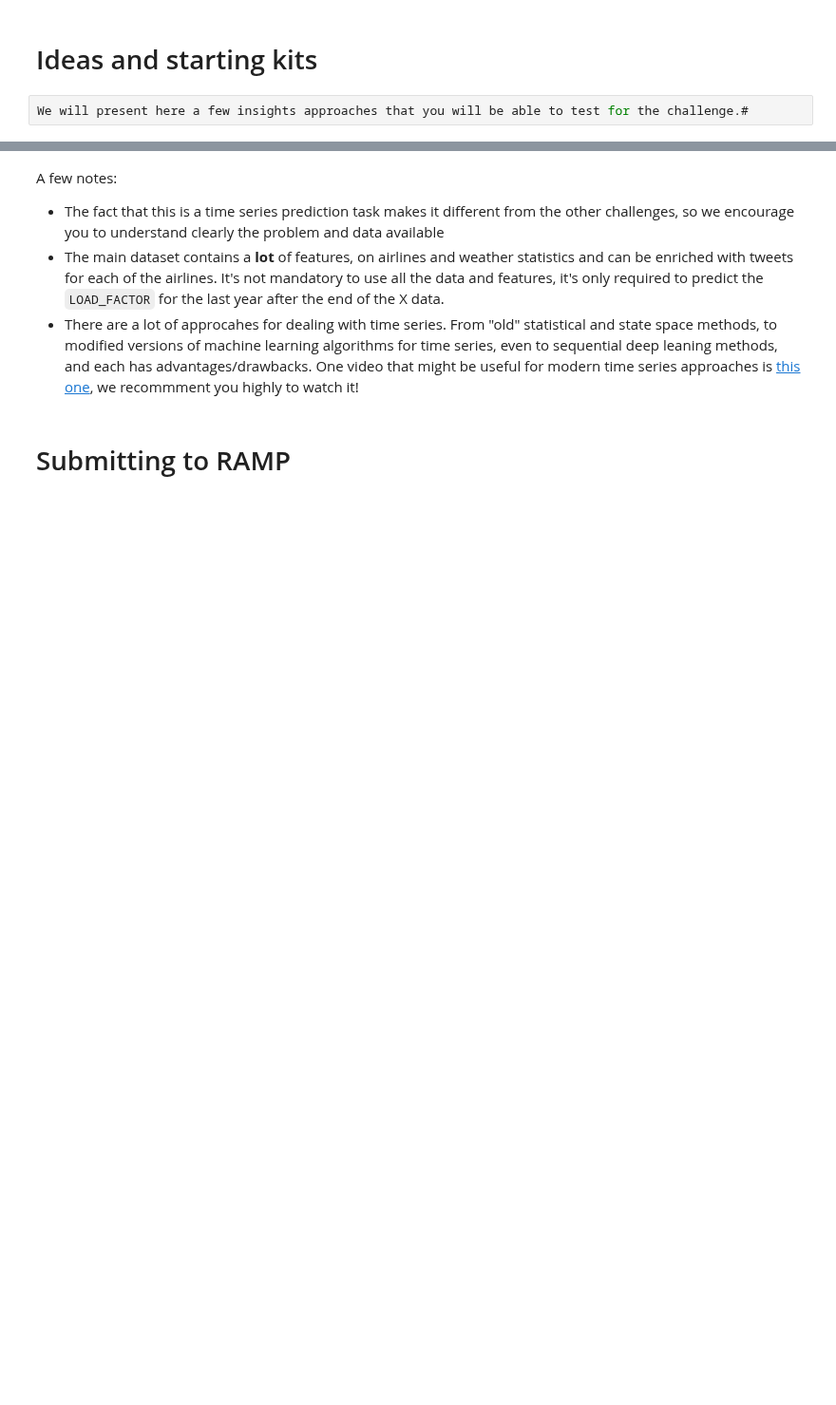
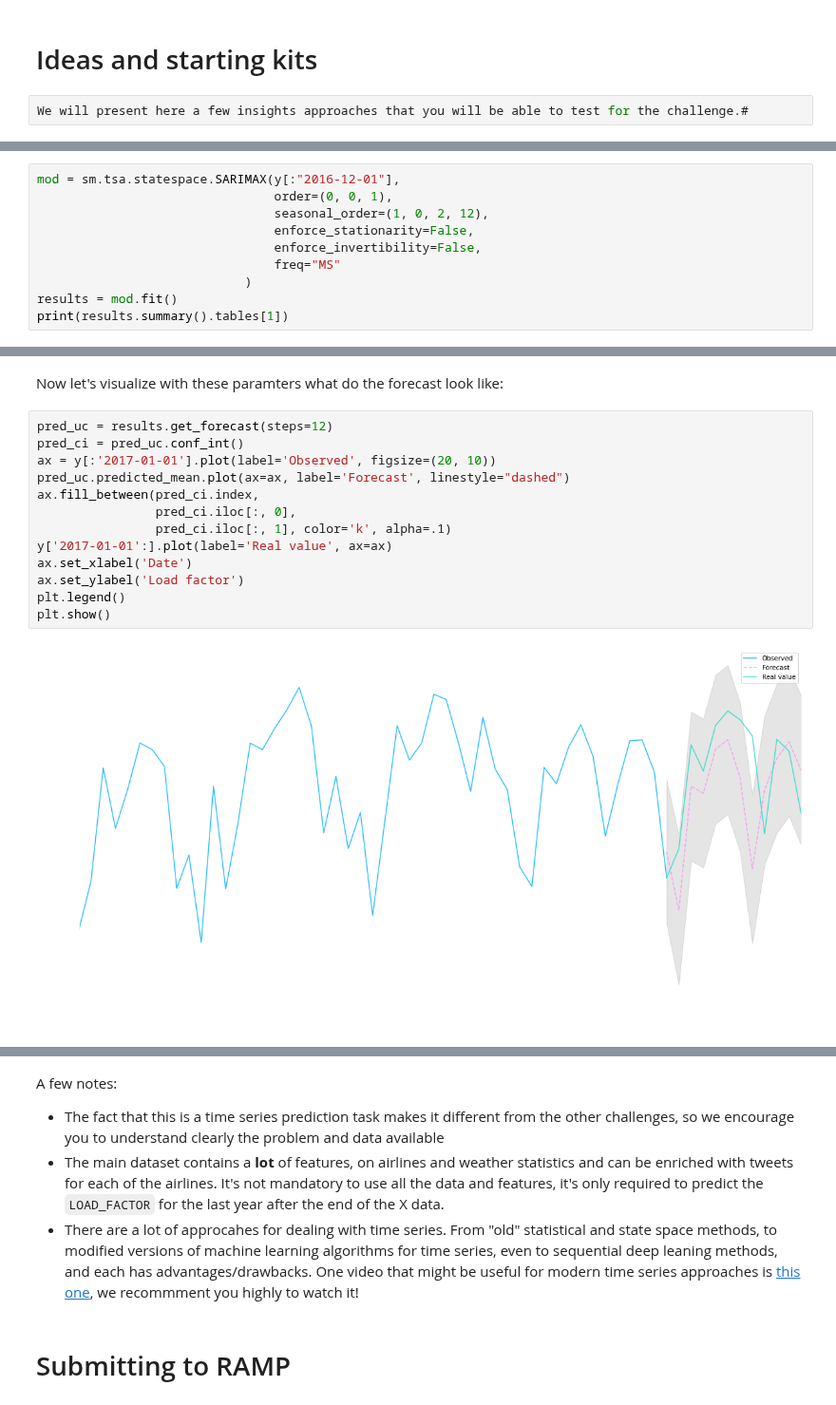
Before and after one commit to alexZajac/airlines_performance, a Jupyter notebook: airlines_performance.ipynb, the cells around one changed output, grey strips where cells are left out. Shown at 95% size. Cells and saved outputs as stored; diff of their text form; blank space fills up the shorter version.

```diff
--- a/airlines_performance.ipynb
+++ b/airlines_performance.ipynb
@@ -766,0 +807,10 @@ One of the conventional approaches for time series is to use [(S)ARIMA(X) models
+# %%
+mod = sm.tsa.statespace.SARIMAX(y[:"2016-12-01"],
+                                order=(0, 0, 1),
+                                seasonal_order=(1, 0, 2, 12),
+                                enforce_stationarity=False,
+                                enforce_invertibility=False,
+                                freq="MS"
+                            )
+results = mod.fit()
+print(results.summary().tables[1])
@@ -766,0 +827,17 @@ One of the conventional approaches for time series is to use [(S)ARIMA(X) models
+# %% [markdown]
+Now let's visualize with these paramters what do the forecast look like:
+# %%
+pred_uc = results.get_forecast(steps=12)
+pred_ci = pred_uc.conf_int()
+ax = y[:'2017-01-01'].plot(label='Observed', figsize=(20, 10))
+pred_uc.predicted_mean.plot(ax=ax, label='Forecast', linestyle="dashed")
+ax.fill_between(pred_ci.index,
+                pred_ci.iloc[:, 0],
+                pred_ci.iloc[:, 1], color='k', alpha=.1)
+y['2017-01-01':].plot(label='Real value', ax=ax)
+ax.set_xlabel('Date')
+ax.set_ylabel('Load factor')
+plt.legend()
+plt.show()
+# %% [output]
+[figure, added]
```
Also changed, not shown: parts of 17 cells of this notebook, 6 other files.
